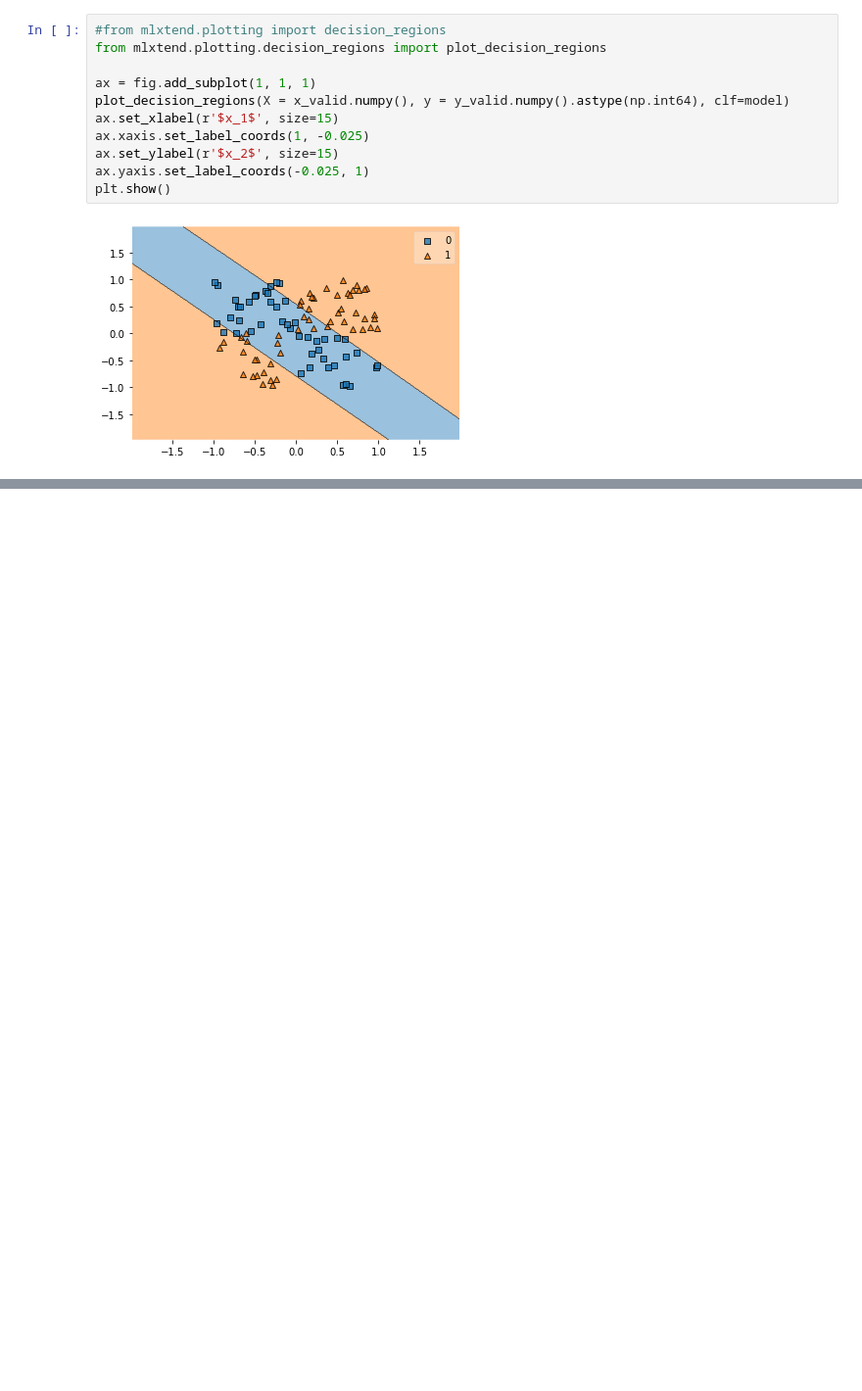
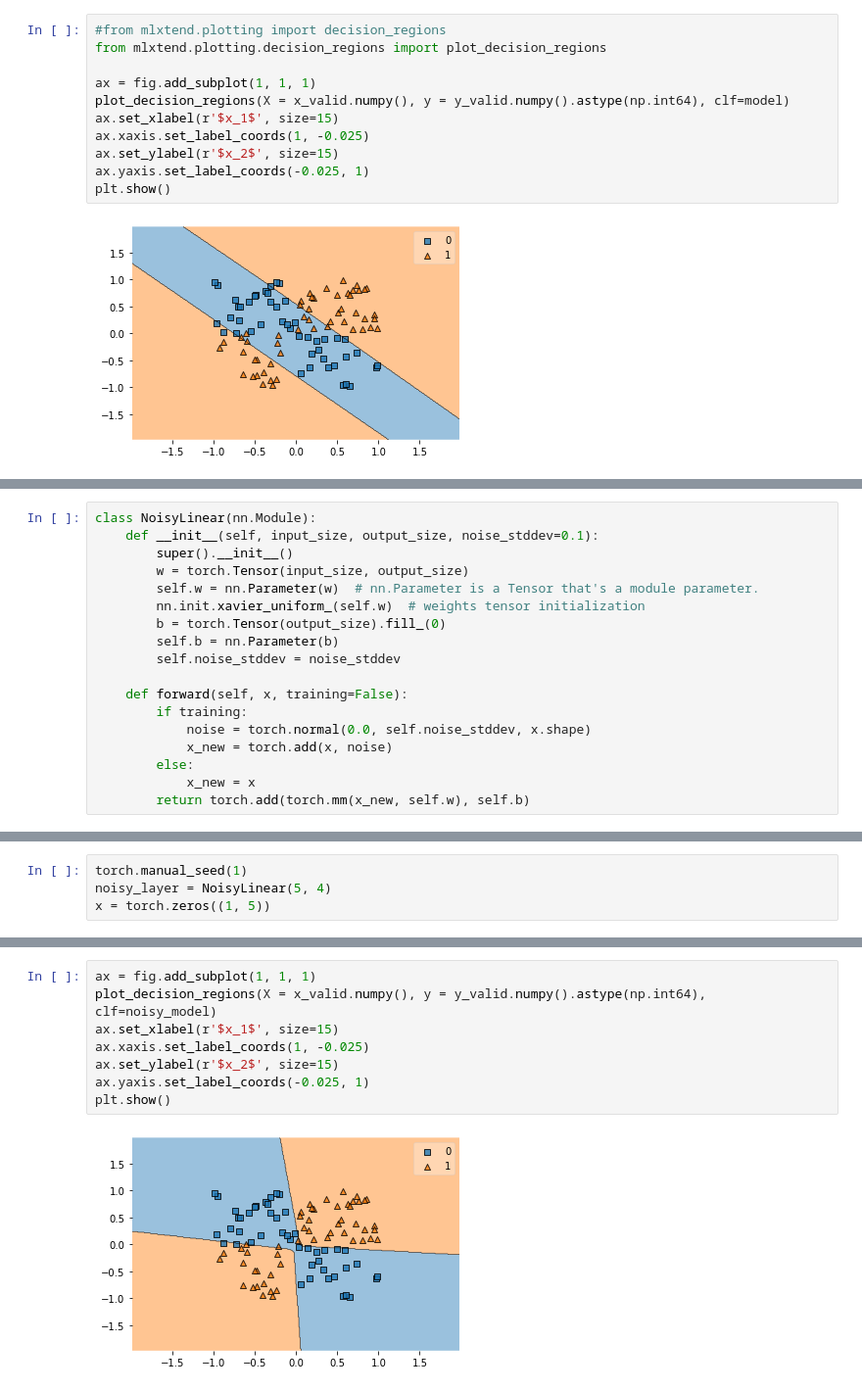
Before and after one commit to luigiselmi/dlwpt_nb, a Jupyter notebook: pml3/computation_graph_and_autodiff.ipynb, the cells around one changed output, grey strips where cells are left out. Shown at 98% size. Cells and saved outputs as stored; diff of their text form; blank space fills up the shorter version.

```diff
--- a/pml3/computation_graph_and_autodiff.ipynb
+++ b/pml3/computation_graph_and_autodiff.ipynb
@@ -319,0 +331,18 @@ plt.show()
+# %%
+class NoisyLinear(nn.Module):
+    def __init__(self, input_size, output_size, noise_stddev=0.1):
+        super().__init__()
+        w = torch.Tensor(input_size, output_size)
+        self.w = nn.Parameter(w)  # nn.Parameter is a Tensor that's a module parameter.
+        nn.init.xavier_uniform_(self.w)  # weights tensor initialization
+        b = torch.Tensor(output_size).fill_(0)
+        self.b = nn.Parameter(b)
+        self.noise_stddev = noise_stddev
+
+    def forward(self, x, training=False):
+        if training:
+            noise = torch.normal(0.0, self.noise_stddev, x.shape)
+            x_new = torch.add(x, noise)
+        else:
+            x_new = x
+        return torch.add(torch.mm(x_new, self.w), self.b)
@@ -319,0 +351,4 @@ plt.show()
+# %%
+torch.manual_seed(1)
+noisy_layer = NoisyLinear(5, 4)
+x = torch.zeros((1, 5))
@@ -319,0 +463,10 @@ plt.show()
+# %%
+ax = fig.add_subplot(1, 1, 1)
+plot_decision_regions(X = x_valid.numpy(), y = y_valid.numpy().astype(np.int64), clf=noisy_model)
+ax.set_xlabel(r'$x_1$', size=15)
+ax.xaxis.set_label_coords(1, -0.025)
+ax.set_ylabel(r'$x_2$', size=15)
+ax.yaxis.set_label_coords(-0.025, 1)
+plt.show()
+# %% [output]
+[figure, added]
```
Also changed, not shown: parts of 15 cells of this notebook.
